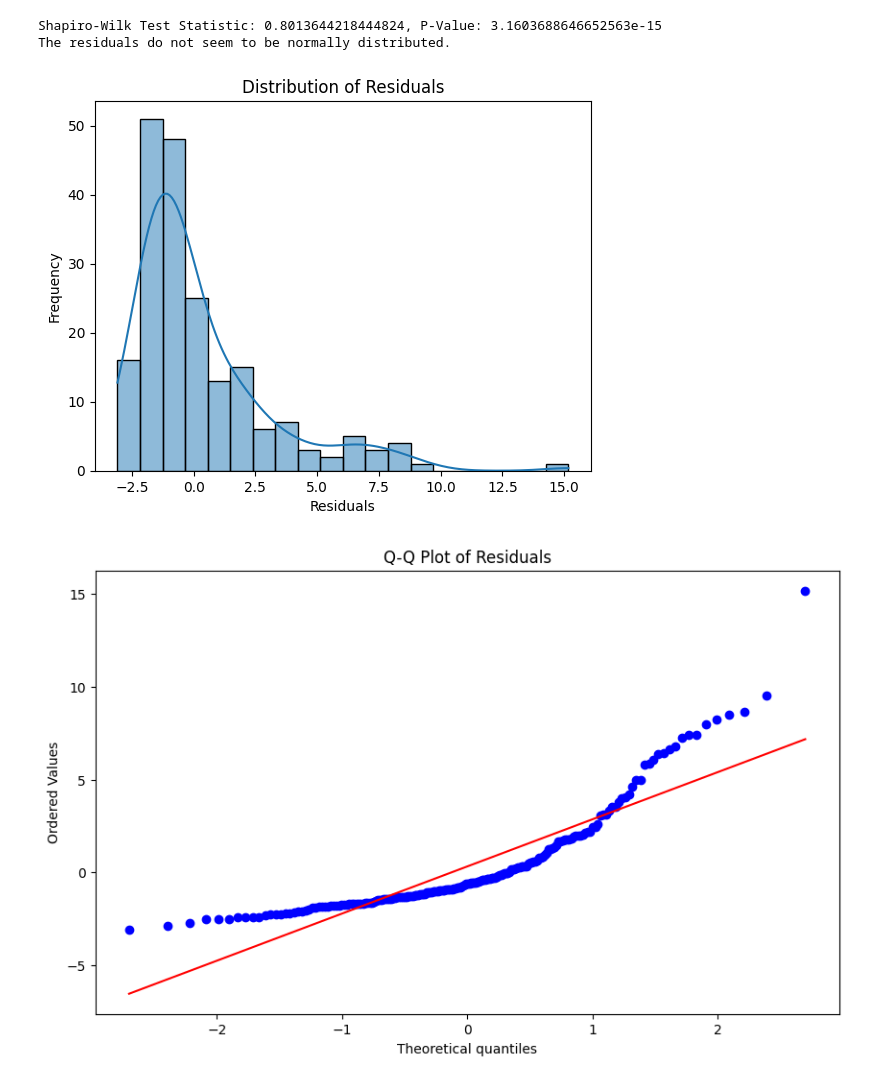
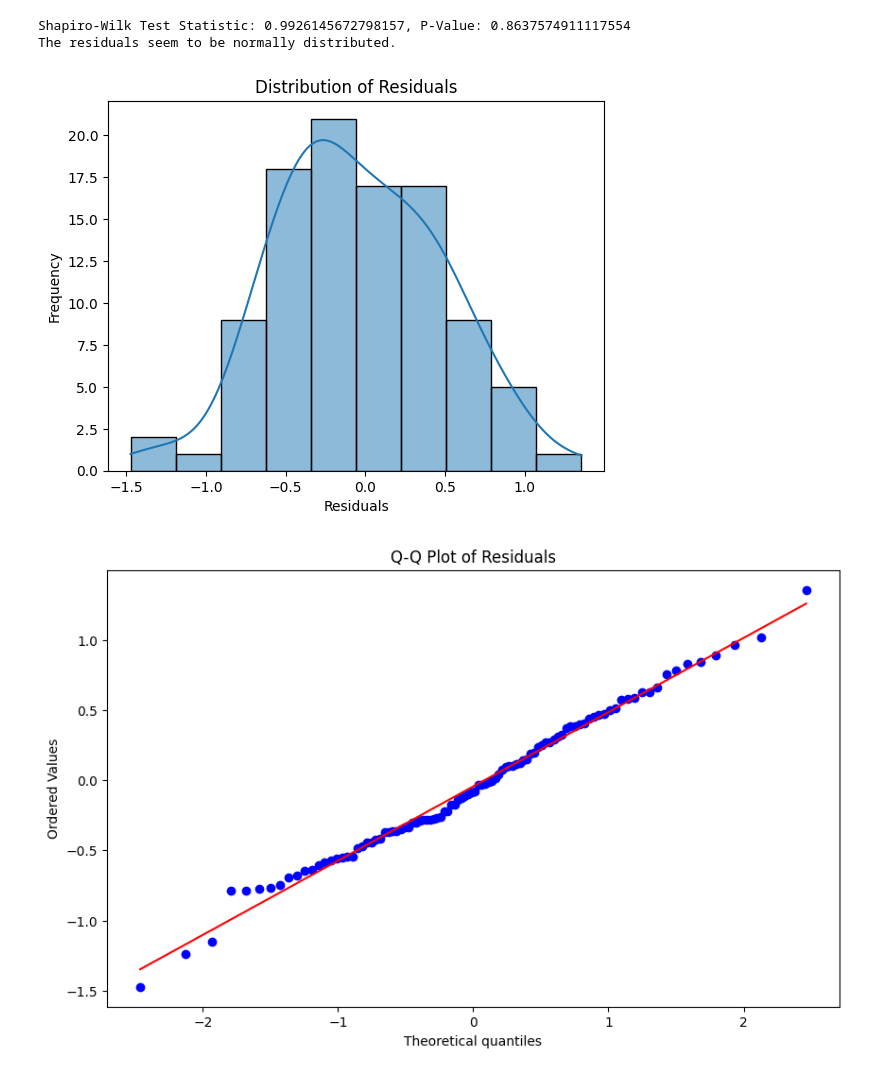
Before and after one commit to foxtrotmike/CS909, a Jupyter notebook: regression_residuals.ipynb, the cells around one changed output. Drawn from its saved outputs; the diff is of its cells as text; code cells hidden in the pictures.

```diff
--- a/regression_residuals.ipynb
+++ b/regression_residuals.ipynb
@@ -4,0 +86,14 @@
+# %%
+import numpy as np
+import matplotlib.pyplot as plt
+import statsmodels.api as sm
+from scipy.stats import probplot
+from scipy import stats
+import seaborn as sns
+from sklearn import preprocessing
+from sklearn.model_selection import train_test_split
+
+
+X = 2.5 * np.random.randn(1000) + 1.5   # Array of 1000 values with mean = 1.5, stddev = 2.5
+noise = 0.5 * np.random.randn(1000)       # Generate 1000 noise terms
+y = 2 + 0.3 * X + noise                   # Actual values of Y
@@ -4,0 +103,3 @@
+# %%
+X_train, X_test, y_train, y_test = train_test_split(X, y, test_size=0.1, random_state=42)
+plt.figure();plt.scatter(X_test,y_test);plt.xlabel('x');plt.ylabel('y')
@@ -5,62 +290,34 @@
 # %%
-import numpy as np
-import matplotlib.pyplot as plt
-import statsmodels.api as sm
-from scipy.stats import probplot
-from scipy import stats
-import seaborn as sns
-
-from sklearn.model_selection import train_test_split
-
-
-X = 2.5 * np.random.randn(1000) + 1.5   # Array of 1000 values with mean = 1.5, stddev = 2.5
-res = 0.5 * np.random.randn(1000)       # Generate 1000 residual terms
-y = 2 + 0.3 * X**2 + res                   # Actual values of Y
-
-# Split the data into training and test sets
-X_train, X_test, y_train, y_test = train_test_split(X, y, test_size=0.2, random_state=42)
-
-# Add a constant to the independent variable matrix X for the intercept
-X_train_const = sm.add_constant(X_train)
-X_test_const = sm.add_constant(X_test)
-
-# Fit the linear regression model using OLS (Ordinary Least Squares)
-model = sm.OLS(y_train, X_train_const).fit()
-
-# Predict the values on the test set
-y_pred = model.predict(X_test_const)
-
-# Calculate residuals
 residuals = y_test - y_pred
 
 # Conducting Shapiro-Wilk test for normality
 stat, p_value = stats.shapiro(residuals)
 print(f'Shapiro-Wilk Test Statistic: {stat}, P-Value: {p_value}')
 
 # Interpretation of the Shapiro-Wilk test
 if p_value > 0.05:
     print("The residuals seem to be normally distributed.")
 else:
     print("The residuals do not seem to be normally distributed.")
 
 # Plotting residuals to check for normality
-sns.histplot(residuals, kde=True)
+plt.figure();sns.histplot(residuals, kde=True)
 plt.xlabel('Residuals')
 plt.ylabel('Frequency')
 plt.title('Distribution of Residuals')
 
-# Q-Q plot for the residuals
+# Q-Q plot for the residuals (to check if the rediduals are normal)
 plt.figure(figsize=(10, 6))
 probplot(residuals, dist="norm", plot=plt)
 plt.title('Q-Q Plot of Residuals')
 plt.show()
 
 # Optionally, print the summary of the regression model to get more insights
 print(model.summary())
 # %% [output]
-Shapiro-Wilk Test Statistic: 0.8013644218444824, P-Value: 3.1603688646652563e-15
-The residuals do not seem to be normally distributed.
+Shapiro-Wilk Test Statistic: 0.9926145672798157, P-Value: 0.8637574911117554
+The residuals seem to be normally distributed.
-[figure, old version]
+[figure, new version]
-[figure, old version]
+[figure, new version]
                             OLS Regression Results
 ==============================================================================
```
Also changed, not shown: parts of 25 cells of this notebook.
